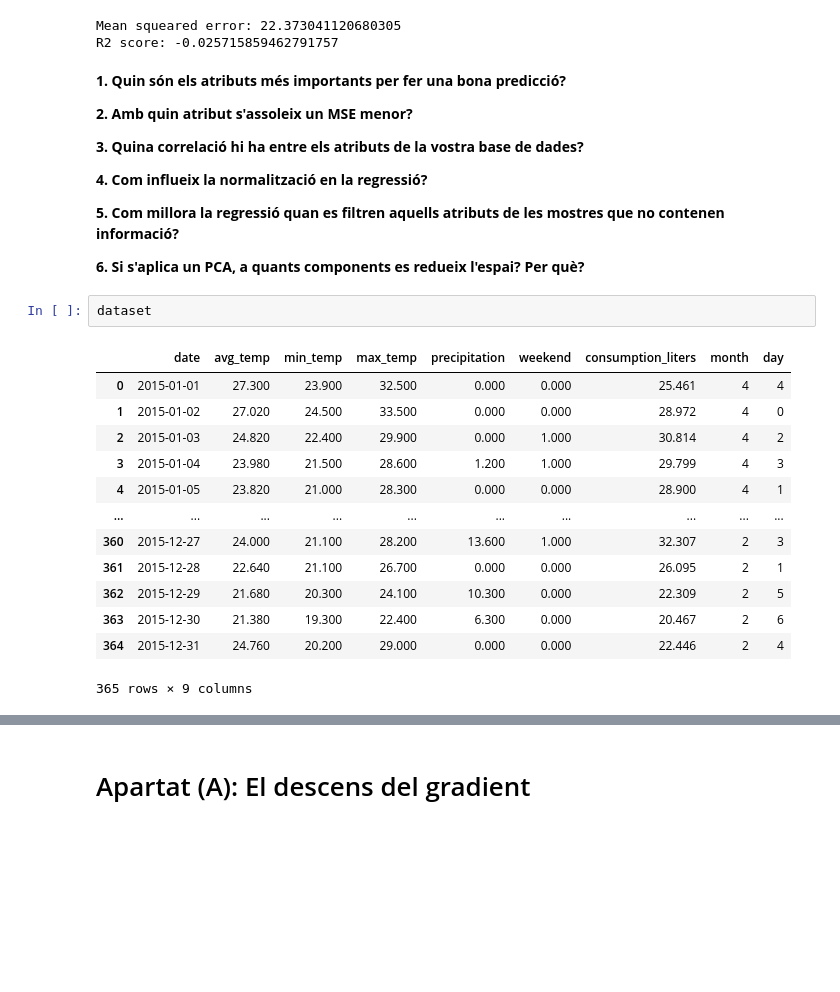
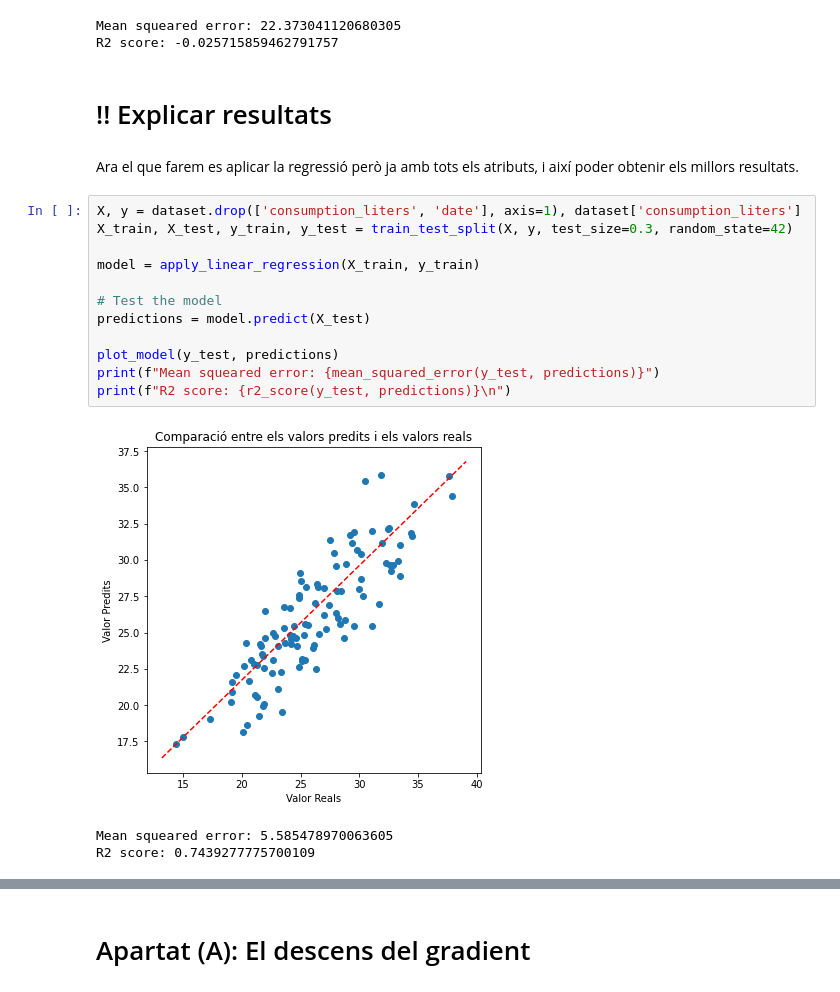
Before and after one commit to josepmdc/ApC-PLAB1, a Jupyter notebook: PLAB1.ipynb, the cells around one changed output, grey strips where cells are left out. Cells and saved outputs as stored; diff of their text form; blank space fills up the shorter version.

```diff
--- a/PLAB1.ipynb
+++ b/PLAB1.ipynb
@@ -252,31 +257,23 @@ R2 score: -0.038521361793470765
 [figure]
 Mean squeared error: 22.373041120680305
 R2 score: -0.025715859462791757
-# %% [markdown]
-**1. Quin són els atributs més importants per fer una bona predicció?**
-
-**2. Amb quin atribut s'assoleix un MSE menor?**
-
-**3. Quina correlació hi ha entre els atributs de la vostra base de dades?**
-
-**4. Com influeix la normalització en la regressió?**
-
-**5. Com millora la regressió quan es filtren aquells atributs de les mostres que no contenen informació?**
-
-**6. Si s'aplica un PCA, a quants components es redueix l'espai? Per què?**
-# %%
-dataset
-# %% [output]
-|  | date | avg_temp | min_temp | max_temp | precipitation | weekend | consumption_liters | month | day |
-| 0 | 2015-01-01 | 27.300 | 23.900 | 32.500 | 0.000 | 0.000 | 25.461 | 4 | 4 |
-| 1 | 2015-01-02 | 27.020 | 24.500 | 33.500 | 0.000 | 0.000 | 28.972 | 4 | 0 |
-| 2 | 2015-01-03 | 24.820 | 22.400 | 29.900 | 0.000 | 1.000 | 30.814 | 4 | 2 |
-| 3 | 2015-01-04 | 23.980 | 21.500 | 28.600 | 1.200 | 1.000 | 29.799 | 4 | 3 |
-| 4 | 2015-01-05 | 23.820 | 21.000 | 28.300 | 0.000 | 0.000 | 28.900 | 4 | 1 |
-| ... | ... | ... | ... | ... | ... | ... | ... | ... | ... |
-| 360 | 2015-12-27 | 24.000 | 21.100 | 28.200 | 13.600 | 1.000 | 32.307 | 2 | 3 |
-| 361 | 2015-12-28 | 22.640 | 21.100 | 26.700 | 0.000 | 0.000 | 26.095 | 2 | 1 |
-| 362 | 2015-12-29 | 21.680 | 20.300 | 24.100 | 10.300 | 0.000 | 22.309 | 2 | 5 |
-| 363 | 2015-12-30 | 21.380 | 19.300 | 22.400 | 6.300 | 0.000 | 20.467 | 2 | 6 |
-| 364 | 2015-12-31 | 24.760 | 20.200 | 29.000 | 0.000 | 0.000 | 22.446 | 2 | 4 |
-365 rows × 9 columns
+# %% [markdown]
+# !! Explicar resultats
+# %% [markdown]
+Ara el que farem es aplicar la regressió però ja amb tots els atributs, i així poder obtenir els millors resultats.
+# %%
+X, y = dataset.drop(['consumption_liters', 'date'], axis=1), dataset['consumption_liters']
+X_train, X_test, y_train, y_test = train_test_split(X, y, test_size=0.3, random_state=42)
+
+model = apply_linear_regression(X_train, y_train)
+
+# Test the model
+predictions = model.predict(X_test)
+
+plot_model(y_test, predictions)
+print(f"Mean squeared error: {mean_squared_error(y_test, predictions)}")
+print(f"R2 score: {r2_score(y_test, predictions)}\n")
+# %% [output]
+[figure, added]
+Mean squeared error: 5.585478970063605
+R2 score: 0.7439277775700109
```
Also changed, not shown: parts of 16 cells of this notebook.
